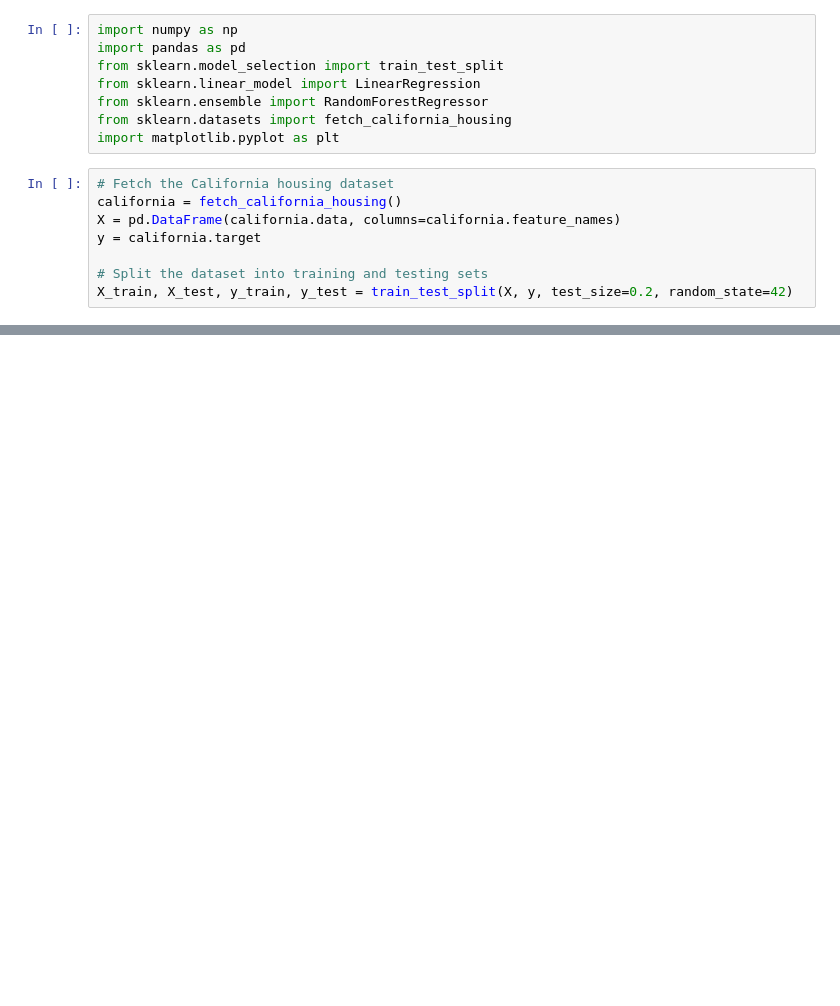
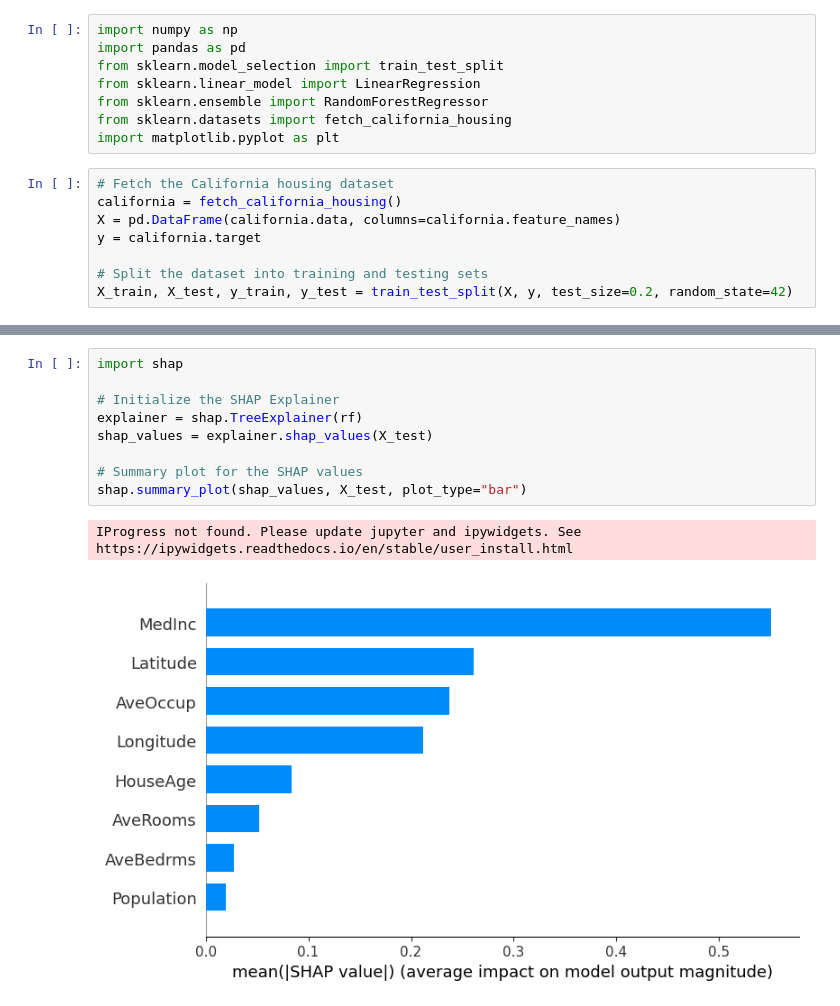
Before and after one commit to MajesticUnic0rn/TeachingMaterial, a Jupyter notebook: model_explain/model_explain.ipynb, the cells around one changed output, grey strips where cells are left out. Saved outputs shown, nothing was run; the diff lists cells and outputs as text; blank space fills up the shorter version.

Commit message:
adding shap plots

```diff
--- a/model_explain/model_explain.ipynb
+++ b/model_explain/model_explain.ipynb
@@ -49,0 +63,12 @@ plt.show()
+# %%
+import shap
+
+# Initialize the SHAP Explainer
+explainer = shap.TreeExplainer(rf)
+shap_values = explainer.shap_values(X_test)
+
+# Summary plot for the SHAP values
+shap.summary_plot(shap_values, X_test, plot_type="bar")
+# %% [output]
+IProgress not found. Please update jupyter and ipywidgets. See https://ipywidgets.readthedocs.io/en/stable/user_install.html
+[figure, added]
```
Also changed, not shown: parts of 10 cells of this notebook.
